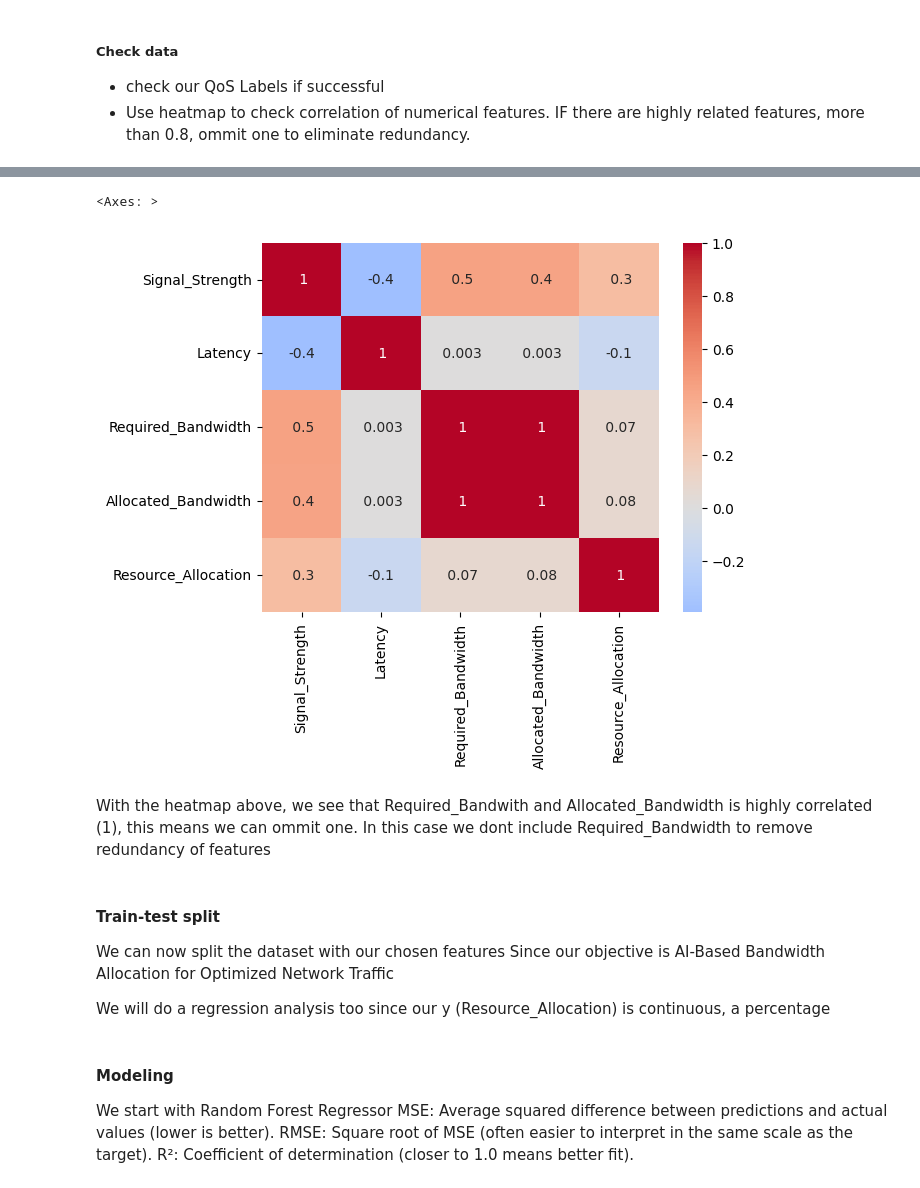
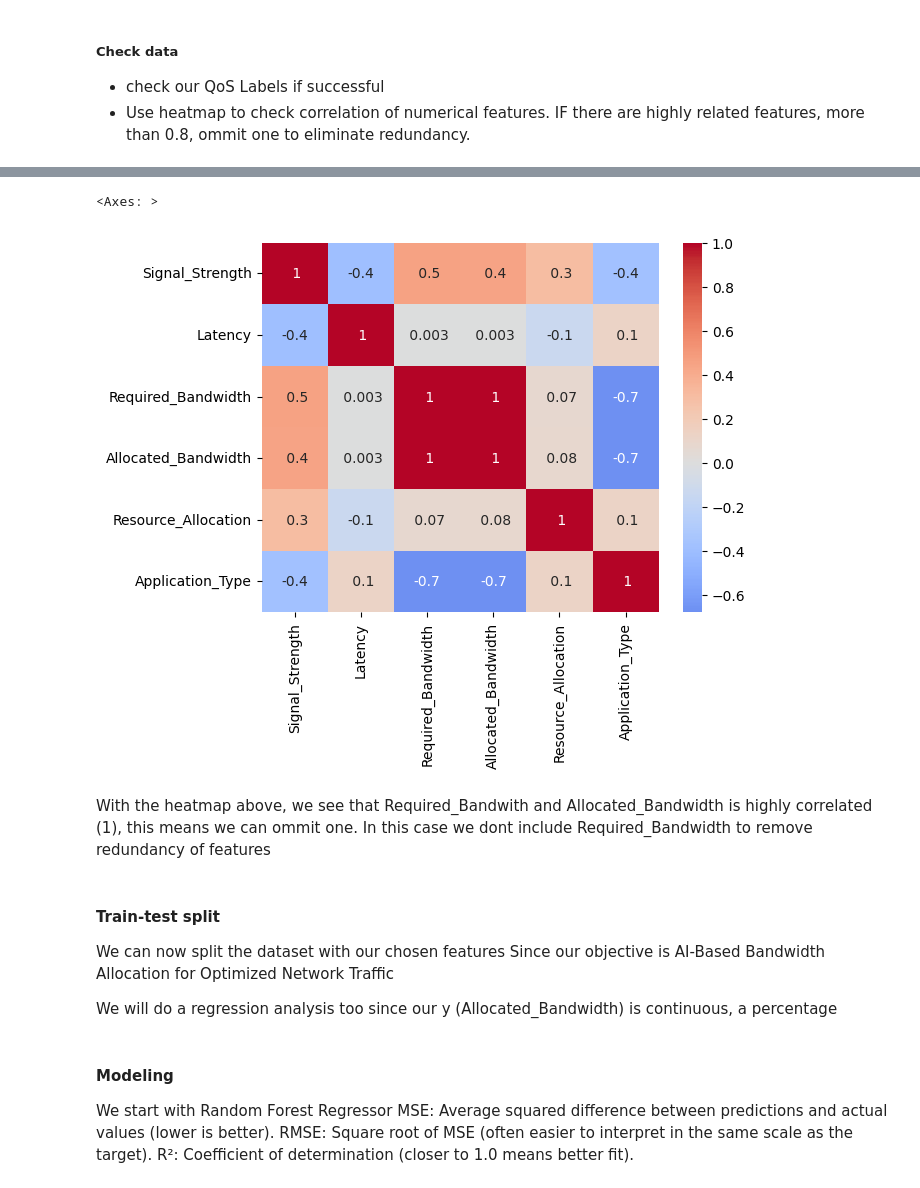
Before and after one commit to Joackim27/ML-Bandwidth-Allocation, a Jupyter notebook: main.ipynb, the cells around one changed output, grey strips where cells are left out. Saved outputs shown, nothing was run; the diff lists cells and outputs as text; code cells hidden in the pictures.

Commit message:
Changed Target to Allocated_Bandwidth

```diff
--- a/main.ipynb
+++ b/main.ipynb
@@ -154,19 +143,19 @@ Data columns (total 8 columns):
 dtypes: float64(5), int64(1), object(2)
 memory usage: 25.1+ KB
 # %%
-numeric_cols = ['Signal_Strength','Latency','Required_Bandwidth','Allocated_Bandwidth','Resource_Allocation']
+numeric_cols = ['Signal_Strength','Latency','Required_Bandwidth','Allocated_Bandwidth','Resource_Allocation', "Application_Type"]
 
 # Compute correlation matrix
 corr_matrix = pd.DataFrame(df[numeric_cols],columns=numeric_cols).corr()
 
 sns.heatmap(corr_matrix,
             cmap = 'coolwarm',
             center = 0,
             annot = True,
             fmt = ' .1g')
 # %% [output]
 <Axes: >
-[figure, old version]
+[figure, new version]
 # %% [markdown]
 With the heatmap above, we see that Required_Bandwith and Allocated_Bandwidth is highly correlated (1), this means we can ommit one. In this case we dont include Required_Bandwidth to remove redundancy of features
 # %% [markdown]
@@ -174,5 +163,5 @@ With the heatmap above, we see that Required_Bandwith and Allocated_Bandwidth is
 We can now split the dataset with our chosen features
 Since our objective is AI-Based Bandwidth Allocation for Optimized Network Traffic
 
-We will do a regression analysis too since our y (Resource_Allocation) is continuous, a percentage
+We will do a regression analysis too since our y (Allocated_Bandwidth) is continuous, a percentage
 # %%
```
Also changed, not shown: parts of 16 cells of this notebook.
